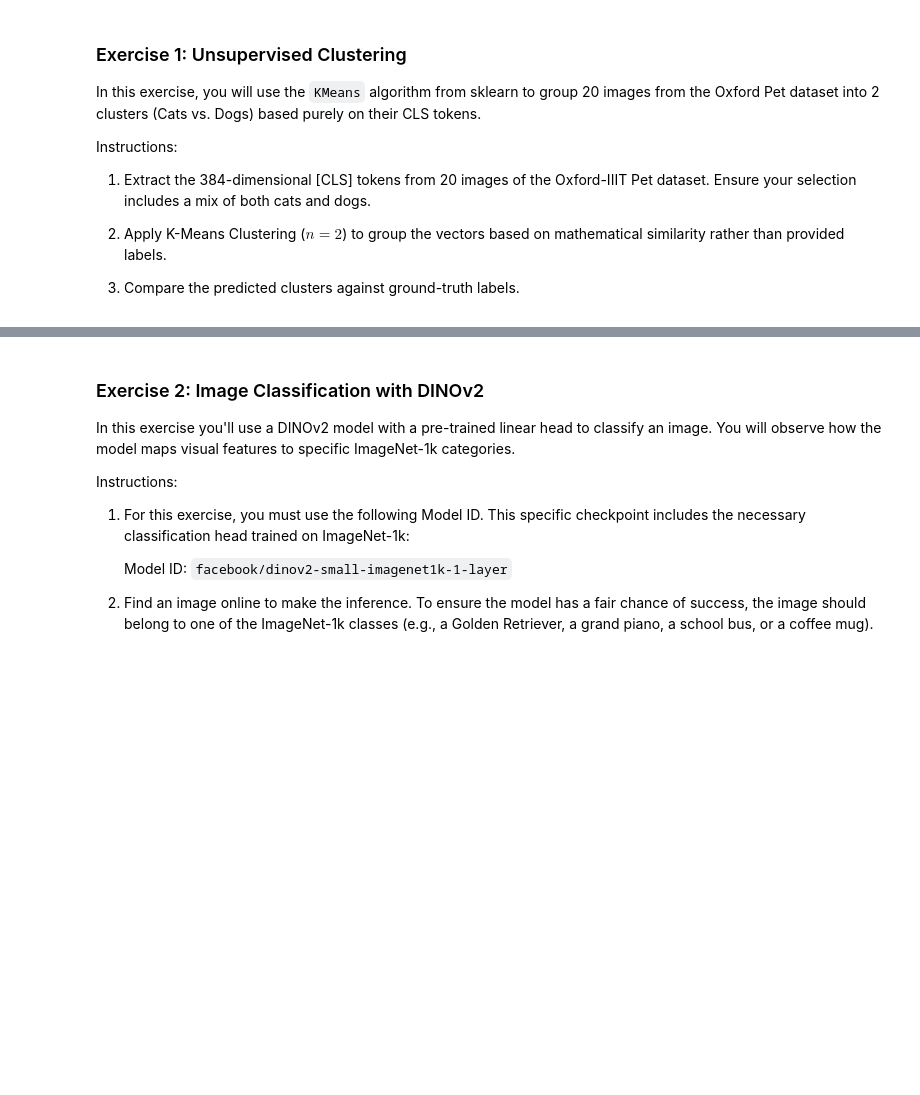
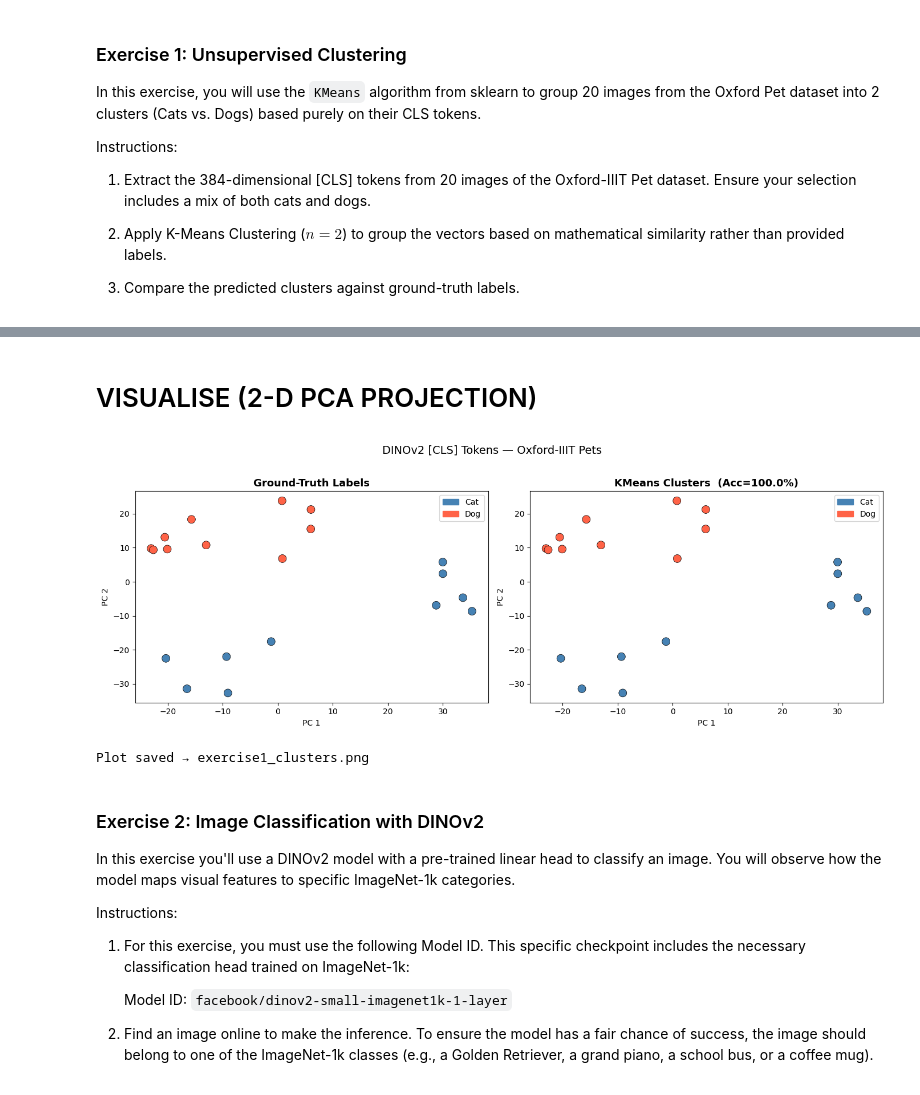
Before and after one commit to RaghadMohammed/arti560-computer-vision-labs, a Jupyter notebook: lab10-visual-representations/lab10-visual-representations-exercise.ipynb, the cells around one changed output, grey strips where cells are left out. Drawn from its saved outputs; the diff is of its cells as text; code cells hidden in the pictures; blank space fills up the shorter version.

```diff
--- a/lab10-visual-representations/lab10-visual-representations-exercise.ipynb
+++ b/lab10-visual-representations/lab10-visual-representations-exercise.ipynb
@@ -18,0 +145,16 @@ Instructions:
+# %%
+# KMeans cluster IDs are arbitrary; match them to ground truth by majority vote
+def align_clusters(pred, true, n_clusters=2):
+    """Return relabelled predictions aligned to ground-truth convention."""
+    aligned = pred.copy()
+    for cluster_id in range(n_clusters):
+        mask = pred == cluster_id
+        if mask.sum() == 0:
+            continue
+        # majority class in this cluster
+        majority = int(np.round(true[mask].mean()))
+        aligned[mask] = majority
+    return aligned
+
+aligned_labels = align_clusters(cluster_labels, ground_truths)
+accuracy = accuracy_score(ground_truths, aligned_labels)
@@ -19,3 +197,37 @@ Instructions:
+# %% [markdown]
+# VISUALISE (2-D PCA PROJECTION)
+# %%
+from sklearn.decomposition import PCA
+
+pca   = PCA(n_components=2, random_state=SEED)
+embs2 = pca.fit_transform(cls_tokens)
+
+fig, axes = plt.subplots(1, 2, figsize=(14, 5))
+
+for ax, (labels, title) in zip(
+    axes,
+    [(ground_truths, "Ground-Truth Labels"),
+     (aligned_labels, f"KMeans Clusters  (Acc={accuracy*100:.1f}%)")],
+):
+    colors = ["steelblue" if l == 0 else "tomato" for l in labels]
+    ax.scatter(embs2[:, 0], embs2[:, 1], c=colors, s=100, edgecolors="k", linewidths=0.5)
+    ax.set_title(title, fontsize=13, fontweight="bold")
+    ax.set_xlabel("PC 1"); ax.set_ylabel("PC 2")
+
+    patches = [
+        mpatches.Patch(color="steelblue", label="Cat"),
+        mpatches.Patch(color="tomato",    label="Dog"),
+    ]
+    ax.legend(handles=patches, loc="upper right")
+
+plt.suptitle("DINOv2 [CLS] Tokens — Oxford-IIIT Pets", fontsize=14, y=1.02)
+plt.tight_layout()
+plt.savefig("exercise1_clusters.png", dpi=150, bbox_inches="tight")
+plt.show()
+print("\nPlot saved → exercise1_clusters.png")
+# %% [output]
+[figure, added]
+Plot saved → exercise1_clusters.png
 # %% [markdown]
 ### Exercise 2: Image Classification with DINOv2
 
```
Also changed, not shown: parts of 34 cells of this notebook, 3 other files.
